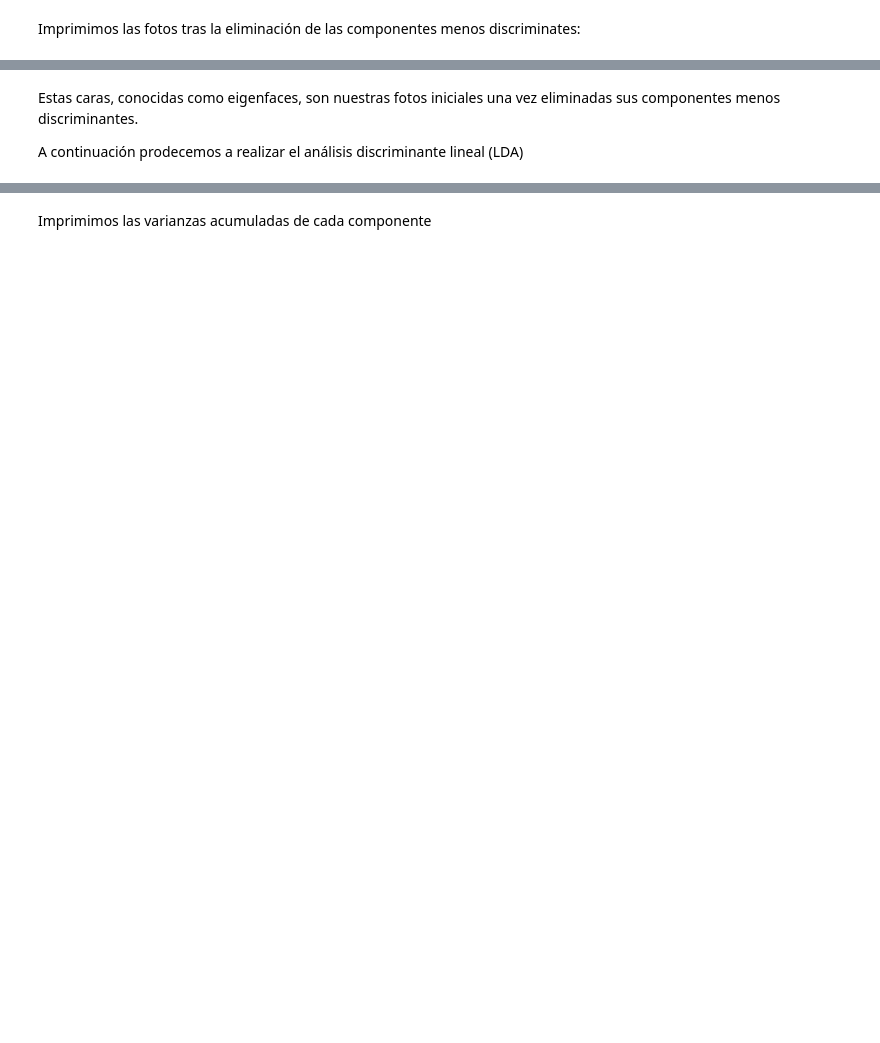
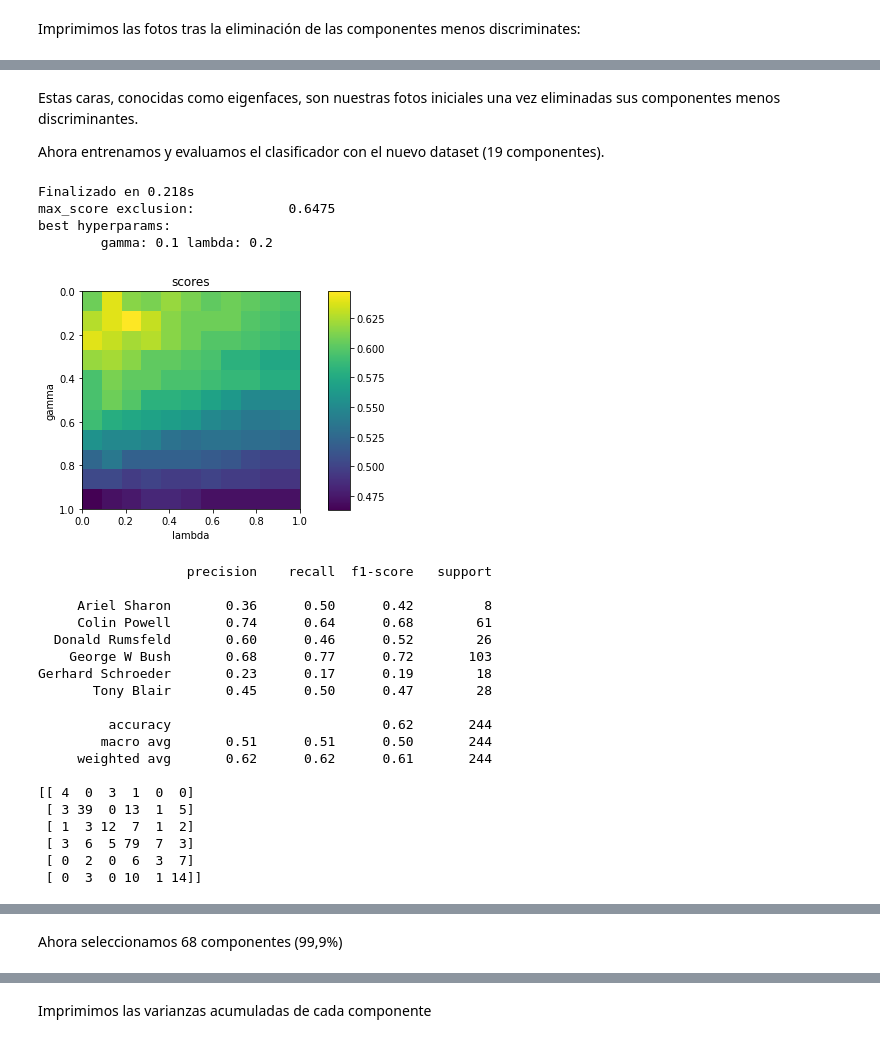
Before and after one commit to JB0linches/ReconocimientoDeFormas, a Jupyter notebook: Practica4.ipynb, the cells around one changed output, grey strips where cells are left out. Cells and saved outputs as stored; diff of their text form; code cells hidden in the pictures; blank space fills up the shorter version.

```diff
--- a/Practica4.ipynb
+++ b/Practica4.ipynb
@@ -1000,7 +1033,7 @@ X_train_final: (6238, 18)
 X_test_final: (1559, 18)
 # %%
 # Entrenamos y evaluamos el clasificador con los hiperparámetros
-scores_exclusion, best_g, best_l = GridSearchExclusion(X_train_final, y_train, X_test_final, y_test)
+scores_exclusion, best_g, best_l, _ = GridSearchExclusion(X_train_final, y_train, X_test_final, y_test)
 
 print("max_score exclusion:\t\t%.4f" % np.max(scores_exclusion))
 print("best hyperparams:")
@@ -1131,7 +1164,7 @@ X_train_final: (6238, 15)
 X_test_final: (1559, 15)
 # %%
 # Entrenar el clasificador y evaluarlo para cada combinación de lambda y gamma
-scores_exclusion, best_g, best_l = GridSearchExclusion(X_train_final, y_train, X_test_final, y_test)
+scores_exclusion, best_g, best_l, _ = GridSearchExclusion(X_train_final, y_train, X_test_final, y_test)
 
 print("max_score exclusion:\t\t%.4f" % np.max(scores_exclusion))
 print("best hyperparams:")
@@ -1463,7 +1496,7 @@ X_train_final_ADL_ACP: (6238, 14)
 X_test_final_ADL_ACP: (1559, 14)
 # %%
 # Entrenar el clasificador y evaluarlo para cada combinación de lambda y gamma
-scores_exclusion, best_g, best_l = GridSearchExclusion(X_train_final_ADL_ACP, y_train, X_test_final_ADL_ACP, y_test)
+scores_exclusion, best_g, best_l, _ = GridSearchExclusion(X_train_final_ADL_ACP, y_train, X_test_final_ADL_ACP, y_test)
 
 print("max_score exclusion:\t\t%.4f" % np.max(scores_exclusion))
 print("best hyperparams:")
@@ -1708,16 +1812,12 @@ Una vez seleccionado el número de componentes a las que queremos reducir los ve
 # %%
-n_components = 168
-
+n_components = 19
 t0 = time()
-
 
 # Paso 5: construir la matriz de proyección A seleccionando las n_componentes componentes principales
 A = autovec[:n_components]
 
-
 # Paso 6: proyectar el conjunto de datos de entrenamiento estandarizado sobre el nuevo espacio
 X_train_pca = (A @ (X_train - np.mean(X_train, axis=0)).T).T
-
 
 # Paso 7: proyectar el conjunto de datos de test sobre el nuevo espacio:
 X_test_pca = (A @ (X_test - np.mean(X_test, axis=0)).T).T
@@ -1733,4 +1837,57 @@ plt.show()
 # %% [markdown]
 Estas caras, conocidas como eigenfaces, son nuestras fotos iniciales una vez eliminadas sus componentes menos discriminantes.
 
-A continuación prodecemos a realizar el análisis discriminante lineal (LDA)
+Ahora entrenamos y evaluamos el clasificador con el nuevo dataset (19 componentes).
+# %%
+scores_exclusion, best_g, best_l, y_pred = GridSearchExclusion(X_train_pca, y_train, X_test_pca, y_test)
+
+print("max_score exclusion:\t\t%.4f" % np.max(scores_exclusion))
+print("best hyperparams:")
+for e in range(len(best_g)):
+    print("\tgamma: %1.1f lambda: %1.1f" % (best_g[e], best_l[e]))
+plot_scores(scores_exclusion)
+print('\n')
+
+# recalcular y_pred. Es necesario porque la función GridSearchExclusion devuelve un y_pred que
+#                    se corresponde con la mejor puntuación. Pero si hay mas de una combinación
+#                    entonces no se sabe cuál es la que se comparará con y_test, por eso hay que
+#                    probar a ver qué combinación de hiperparámetros es la que se corresponde
+#                    con el test.
+clf = ClassifEstadisticoRegularizado_metodo_clase(np.unique(y_train))
+clf = clf.fit(X_train_pca, y_train, g=0.0, l=0.4)
+y_pred = clf.predict(X_test_pca)
+
+print(classification_report(y_test, y_pred, target_names=target_names))
+print(confusion_matrix(y_test, y_pred, labels=range(n_classes)))
+
+def title(y_pred, y_test, target_names, i):
+    pred_name = target_names[y_pred[i]].rsplit(" ", 1)[-1]
+    true_name = target_names[y_test[i]].rsplit(" ", 1)[-1]
+    return "predicted: %s\ntrue:      %s" % (pred_name, true_name)
+prediction_titles = [title(y_pred, y_test, target_names, i) for i in range(y_pred.shape[0])]
+plot_gallery(X_test, prediction_titles, h, w)
+# %% [output]
+Finalizado en 0.218s
+max_score exclusion:            0.6475
+best hyperparams:
+        gamma: 0.1 lambda: 0.2
+[figure, added]
+                   precision    recall  f1-score   support
+
+     Ariel Sharon       0.36      0.50      0.42         8
+     Colin Powell       0.74      0.64      0.68        61
+  Donald Rumsfeld       0.60      0.46      0.52        26
+    George W Bush       0.68      0.77      0.72       103
+Gerhard Schroeder       0.23      0.17      0.19        18
+       Tony Blair       0.45      0.50      0.47        28
+
+         accuracy                           0.62       244
+        macro avg       0.51      0.51      0.50       244
+     weighted avg       0.62      0.62      0.61       244
+
+[[ 4  0  3  1  0  0]
+ [ 3 39  0 13  1  5]
+ [ 1  3 12  7  1  2]
+ [ 3  6  5 79  7  3]
+ [ 0  2  0  6  3  7]
+ [ 0  3  0 10  1 14]]
@@ -1736,0 +1895,2 @@ A continuación prodecemos a realizar el análisis discriminante lineal (LDA)
+# %% [markdown]
+Ahora seleccionamos 68 componentes (99,9%)
```
Also changed, not shown: parts of 43 cells of this notebook.
